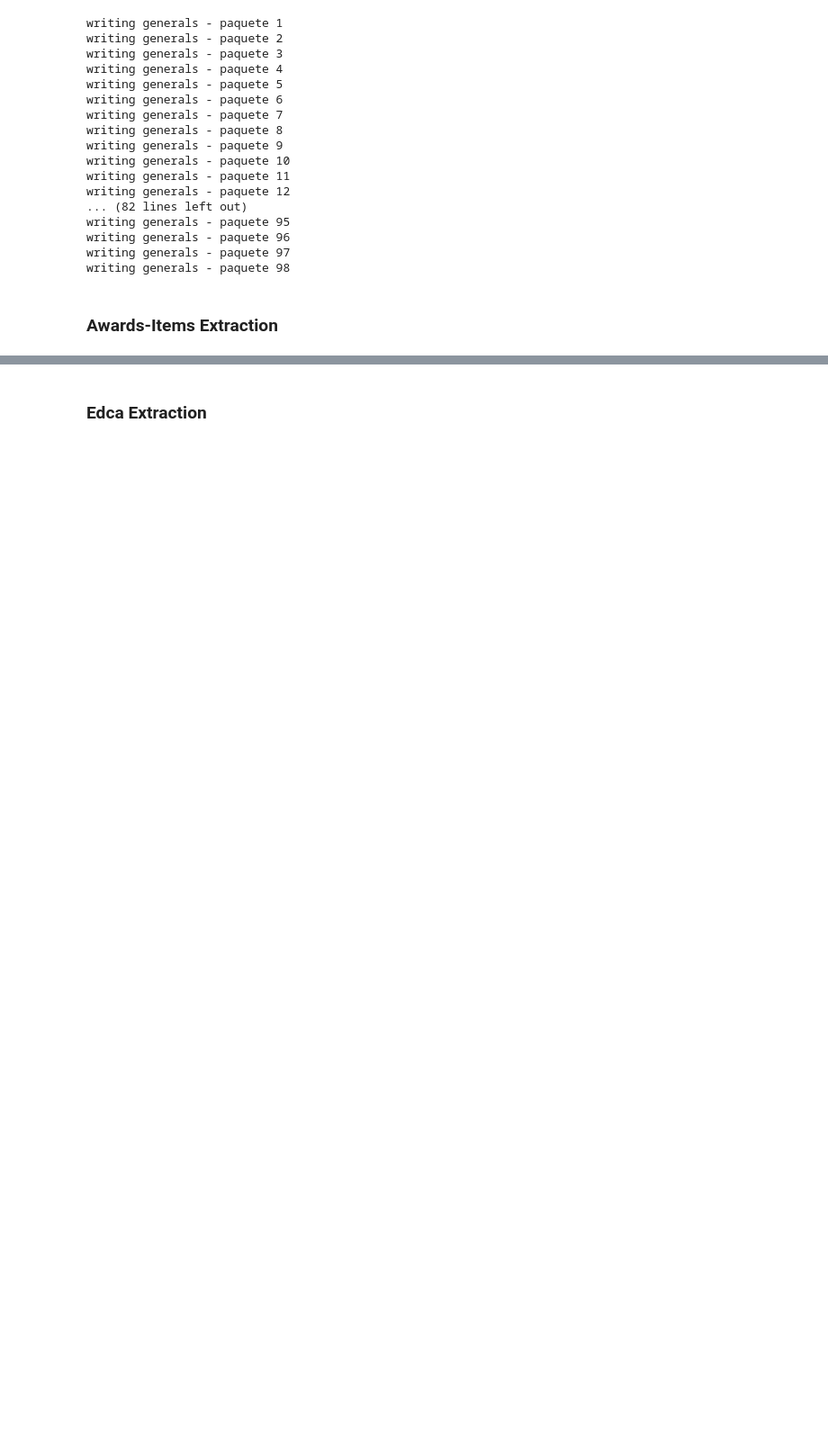
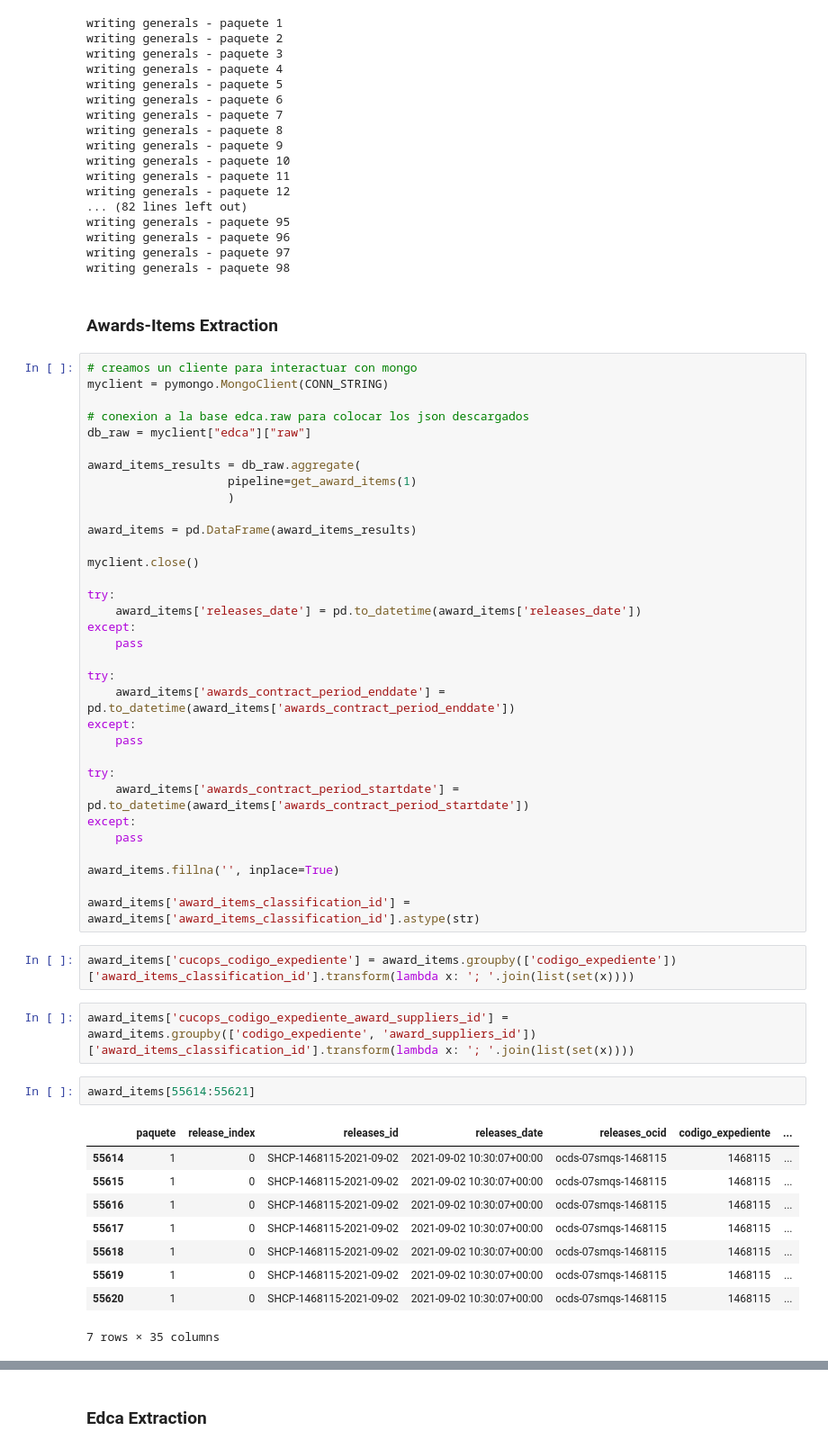
Before and after one commit to czammar02/edca, a Jupyter notebook: querys_mongo.ipynb, the cells around one changed output, grey strips where cells are left out. Shown at 90% size. Saved outputs shown, nothing was run; the diff lists cells and outputs as text; blank space fills up the shorter version.

```diff
--- a/querys_mongo.ipynb
+++ b/querys_mongo.ipynb
@@ -549,6 +549,55 @@ writing generals - paquete 97
 writing generals - paquete 98
 # %% [markdown]
 ### Awards-Items Extraction
+# %%
+# creamos un cliente para interactuar con mongo
+myclient = pymongo.MongoClient(CONN_STRING)
+
+# conexion a la base edca.raw para colocar los json descargados
+db_raw = myclient["edca"]["raw"]
+
+award_items_results = db_raw.aggregate(
+                    pipeline=get_award_items(1)
+                    )
+
+award_items = pd.DataFrame(award_items_results)
+
+myclient.close()
+
+try:
+    award_items['releases_date'] = pd.to_datetime(award_items['releases_date'])
+except:
+    pass
+
+try:
+    award_items['awards_contract_period_enddate'] = pd.to_datetime(award_items['awards_contract_period_enddate'])
+except:
+    pass
+
+try:
+    award_items['awards_contract_period_startdate'] = pd.to_datetime(award_items['awards_contract_period_startdate'])
+except:
+    pass
+
+award_items.fillna('', inplace=True)
+
+award_items['award_items_classification_id'] = award_items['award_items_classification_id'].astype(str)
+# %%
+award_items['cucops_codigo_expediente'] = award_items.groupby(['codigo_expediente'])['award_items_classification_id'].transform(lambda x: '; '.join(list(set(x))))
+# %%
+award_items['cucops_codigo_expediente_award_suppliers_id'] = award_items.groupby(['codigo_expediente', 'award_suppliers_id'])['award_items_classification_id'].transform(lambda x: '; '.join(list(set(x))))
+# %%
+award_items[55614:55621]
+# %% [output]
+|  | paquete | release_index | releases_id | releases_date | releases_ocid | codigo_expediente | ... |
+| 55614 | 1 | 0 | SHCP-1468115-2021-09-02 | 2021-09-02 10:30:07+00:00 | ocds-07smqs-1468115 | 1468115 | ... |
+| 55615 | 1 | 0 | SHCP-1468115-2021-09-02 | 2021-09-02 10:30:07+00:00 | ocds-07smqs-1468115 | 1468115 | ... |
+| 55616 | 1 | 0 | SHCP-1468115-2021-09-02 | 2021-09-02 10:30:07+00:00 | ocds-07smqs-1468115 | 1468115 | ... |
+| 55617 | 1 | 0 | SHCP-1468115-2021-09-02 | 2021-09-02 10:30:07+00:00 | ocds-07smqs-1468115 | 1468115 | ... |
+| 55618 | 1 | 0 | SHCP-1468115-2021-09-02 | 2021-09-02 10:30:07+00:00 | ocds-07smqs-1468115 | 1468115 | ... |
+| 55619 | 1 | 0 | SHCP-1468115-2021-09-02 | 2021-09-02 10:30:07+00:00 | ocds-07smqs-1468115 | 1468115 | ... |
+| 55620 | 1 | 0 | SHCP-1468115-2021-09-02 | 2021-09-02 10:30:07+00:00 | ocds-07smqs-1468115 | 1468115 | ... |
+7 rows × 35 columns
 # %%
 for i in tqdm(range(1,99)):
     try:
```
Also changed, not shown: parts of 1 cell of this notebook.
